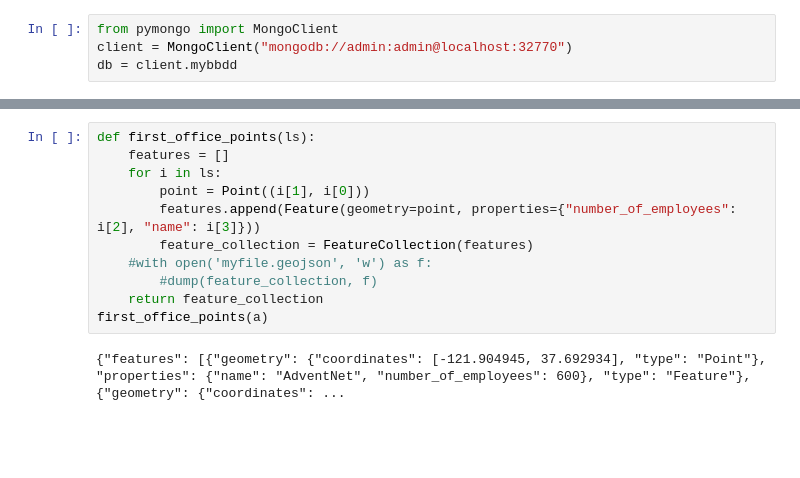
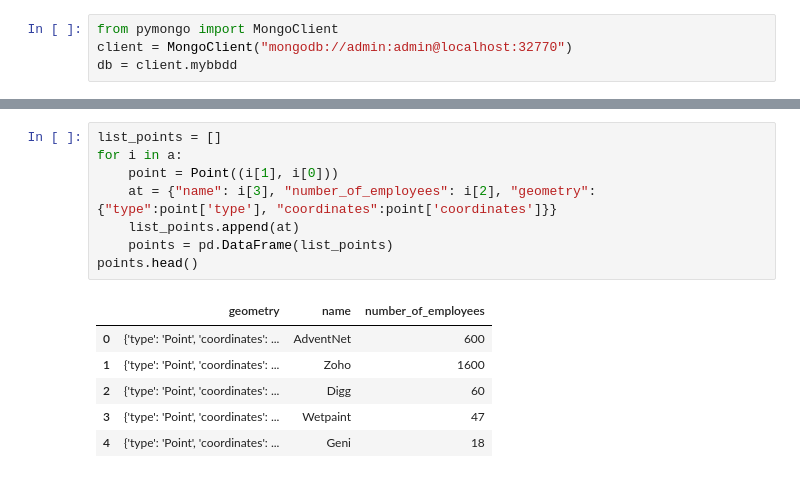
Before and after one commit to marisfont/madrid-oct-2018, a Jupyter notebook: module-2/lab-geospartial-mongo-tableau/your-code-part1.ipynb, the cells around one changed output, grey strips where cells are left out. Cells and saved outputs as stored; diff of their text form; blank space fills up the shorter version.

```diff
--- a/module-2/lab-geospartial-mongo-tableau/your-code-part1.ipynb
+++ b/module-2/lab-geospartial-mongo-tableau/your-code-part1.ipynb
@@ -80,13 +40,15 @@ first_office_point(a)
-# %%
-def first_office_points(ls):
-    features = []
-    for i in ls:
-        point = Point((i[1], i[0]))
-        features.append(Feature(geometry=point, properties={"number_of_employees": i[2], "name": i[3]}))
-        feature_collection = FeatureCollection(features)
-    #with open('myfile.geojson', 'w') as f:
-        #dump(feature_collection, f)
-    return feature_collection
-first_office_points(a)
-# %% [output]
-{"features": [{"geometry": {"coordinates": [-121.904945, 37.692934], "type": "Point"}, "properties": {"name": "AdventNet", "number_of_employees": 600}, "type": "Feature"}, {"geometry": {"coordinates": ...
+# %%
+list_points = []
+for i in a:
+    point = Point((i[1], i[0]))
+    at = {"name": i[3], "number_of_employees": i[2], "geometry": {"type":point['type'], "coordinates":point['coordinates']}}
+    list_points.append(at)
+    points = pd.DataFrame(list_points)
+points.head()
+# %% [output]
+|  | geometry | name | number_of_employees |
+| 0 | {'type': 'Point', 'coordinates': ... | AdventNet | 600 |
+| 1 | {'type': 'Point', 'coordinates': ... | Zoho | 1600 |
+| 2 | {'type': 'Point', 'coordinates': ... | Digg | 60 |
+| 3 | {'type': 'Point', 'coordinates': ... | Wetpaint | 47 |
+| 4 | {'type': 'Point', 'coordinates': ... | Geni | 18 |
```
Also changed, not shown: parts of 5 cells of this notebook.
